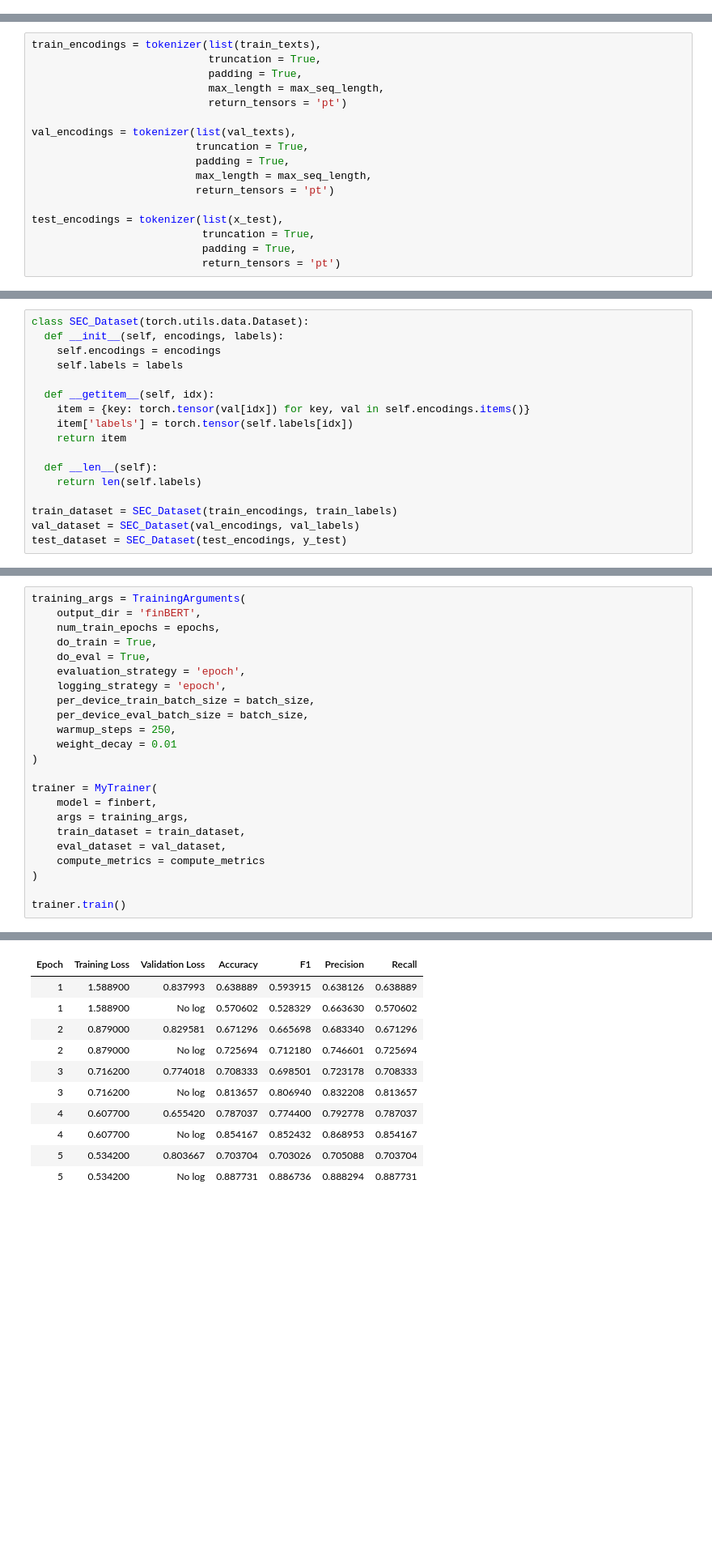
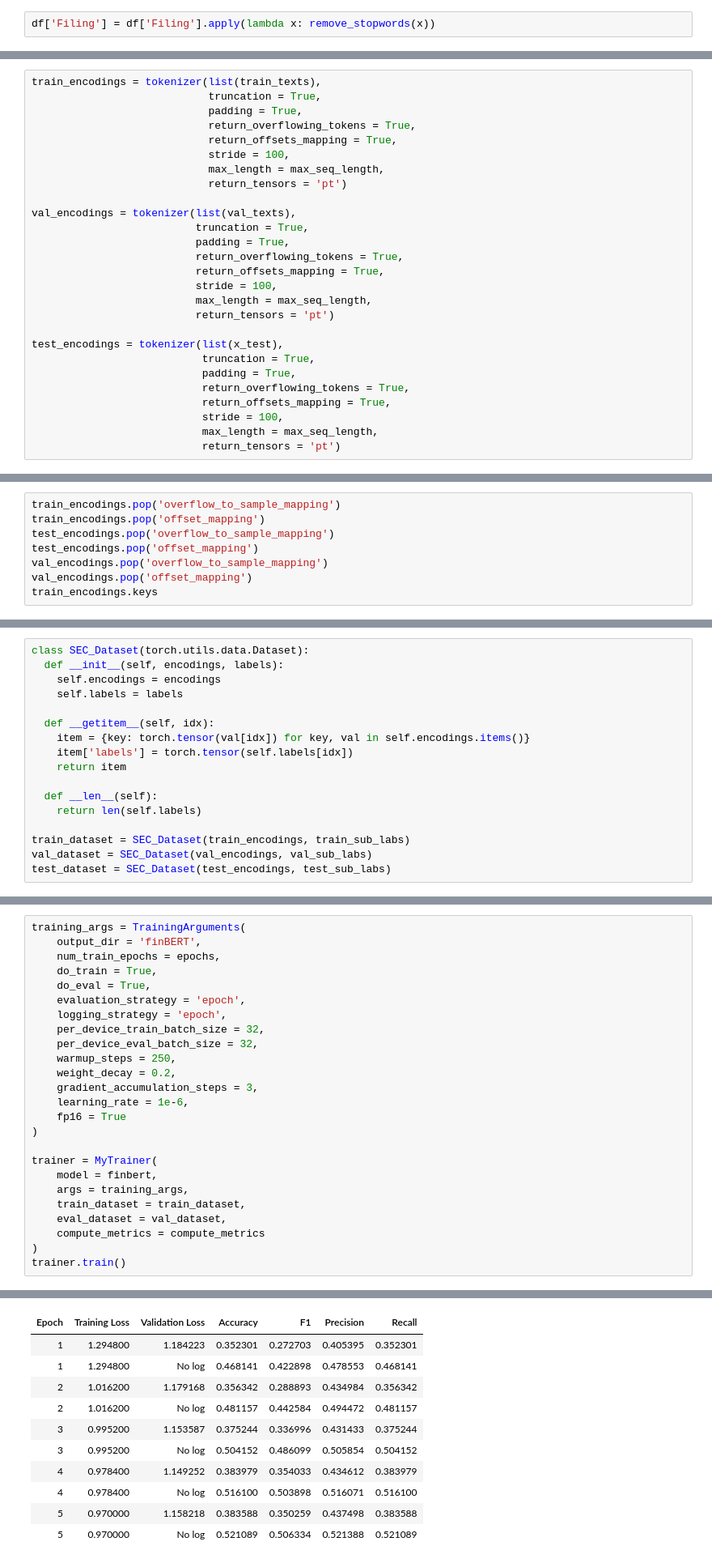
Before and after one commit to dbejarano31/Master-Thesis-Information-Management, a Jupyter notebook: finBERT_HF.ipynb, the cells around one changed output, grey strips where cells are left out. Shown: that part at 81% size. Drawn from its saved outputs; the diff is of its cells as text; blank space fills up the shorter version.

```diff
--- a/finBERT_HF.ipynb
+++ b/finBERT_HF.ipynb
@@ -215,0 +223,2 @@ max_seq_length = 200
+# %%
+df['Filing'] = df['Filing'].apply(lambda x: remove_stopwords(x))
@@ -233,16 +245,26 @@ train_texts, val_texts, train_labels, val_labels = train_test_split(x_train, y_t
 train_encodings = tokenizer(list(train_texts),
                             truncation = True,
                             padding = True,
+                            return_overflowing_tokens = True,
+                            return_offsets_mapping = True,
+                            stride = 100,
                             max_length = max_seq_length,
                             return_tensors = 'pt')
 
 val_encodings = tokenizer(list(val_texts),
                           truncation = True,
                           padding = True,
+                          return_overflowing_tokens = True,
+                          return_offsets_mapping = True,
+                          stride = 100,
                           max_length = max_seq_length,
                           return_tensors = 'pt')
 
 test_encodings = tokenizer(list(x_test),
                            truncation = True,
                            padding = True,
+                           return_overflowing_tokens = True,
+                           return_offsets_mapping = True,
+                           stride = 100,
+                           max_length = max_seq_length,
                            return_tensors = 'pt')
@@ -248,0 +320,8 @@ test_encodings = tokenizer(list(x_test),
+# %%
+train_encodings.pop('overflow_to_sample_mapping')
+train_encodings.pop('offset_mapping')
+test_encodings.pop('overflow_to_sample_mapping')
+test_encodings.pop('offset_mapping')
+val_encodings.pop('overflow_to_sample_mapping')
+val_encodings.pop('offset_mapping')
+train_encodings.keys
@@ -260,9 +359,9 @@ class SEC_Dataset(torch.utils.data.Dataset):
   def __len__(self):
     return len(self.labels)
 
-train_dataset = SEC_Dataset(train_encodings, train_labels)
-val_dataset = SEC_Dataset(val_encodings, val_labels)
-test_dataset = SEC_Dataset(test_encodings, y_test)
+train_dataset = SEC_Dataset(train_encodings, train_sub_labs)
+val_dataset = SEC_Dataset(val_encodings, val_sub_labs)
+test_dataset = SEC_Dataset(test_encodings, test_sub_labs)
 # %% [markdown]
 ## Performance metrics
 # %%
@@ -375,10 +474,13 @@ training_args = TrainingArguments(
     do_eval = True,
     evaluation_strategy = 'epoch',
     logging_strategy = 'epoch',
-    per_device_train_batch_size = batch_size,
-    per_device_eval_batch_size = batch_size,
+    per_device_train_batch_size = 32,
+    per_device_eval_batch_size = 32,
     warmup_steps = 250,
-    weight_decay = 0.01
+    weight_decay = 0.2,
+    gradient_accumulation_steps = 3,
+    learning_rate = 1e-6,
+    fp16 = True
 )
 
 trainer = MyTrainer(
@@ -388,6 +490,5 @@ trainer = MyTrainer(
     eval_dataset = val_dataset,
     compute_metrics = compute_metrics
 )
-
 trainer.train()
 # %% [output]
@@ -395,11 +496,11 @@ trainer.train()
 | Epoch | Training Loss | Validation Loss | Accuracy | F1 | Precision | Recall |
-| 1 | 1.588900 | 0.837993 | 0.638889 | 0.593915 | 0.638126 | 0.638889 |
-| 1 | 1.588900 | No log | 0.570602 | 0.528329 | 0.663630 | 0.570602 |
-| 2 | 0.879000 | 0.829581 | 0.671296 | 0.665698 | 0.683340 | 0.671296 |
-| 2 | 0.879000 | No log | 0.725694 | 0.712180 | 0.746601 | 0.725694 |
-| 3 | 0.716200 | 0.774018 | 0.708333 | 0.698501 | 0.723178 | 0.708333 |
-| 3 | 0.716200 | No log | 0.813657 | 0.806940 | 0.832208 | 0.813657 |
-| 4 | 0.607700 | 0.655420 | 0.787037 | 0.774400 | 0.792778 | 0.787037 |
-| 4 | 0.607700 | No log | 0.854167 | 0.852432 | 0.868953 | 0.854167 |
-| 5 | 0.534200 | 0.803667 | 0.703704 | 0.703026 | 0.705088 | 0.703704 |
-| 5 | 0.534200 | No log | 0.887731 | 0.886736 | 0.888294 | 0.887731 |
+| 1 | 1.294800 | 1.184223 | 0.352301 | 0.272703 | 0.405395 | 0.352301 |
+| 1 | 1.294800 | No log | 0.468141 | 0.422898 | 0.478553 | 0.468141 |
+| 2 | 1.016200 | 1.179168 | 0.356342 | 0.288893 | 0.434984 | 0.356342 |
+| 2 | 1.016200 | No log | 0.481157 | 0.442584 | 0.494472 | 0.481157 |
+| 3 | 0.995200 | 1.153587 | 0.375244 | 0.336996 | 0.431433 | 0.375244 |
+| 3 | 0.995200 | No log | 0.504152 | 0.486099 | 0.505854 | 0.504152 |
+| 4 | 0.978400 | 1.149252 | 0.383979 | 0.354033 | 0.434612 | 0.383979 |
+| 4 | 0.978400 | No log | 0.516100 | 0.503898 | 0.516071 | 0.516100 |
+| 5 | 0.970000 | 1.158218 | 0.383588 | 0.350259 | 0.437498 | 0.383588 |
+| 5 | 0.970000 | No log | 0.521089 | 0.506334 | 0.521388 | 0.521089 |
```
Also changed, not shown: parts of 26 cells of this notebook.
